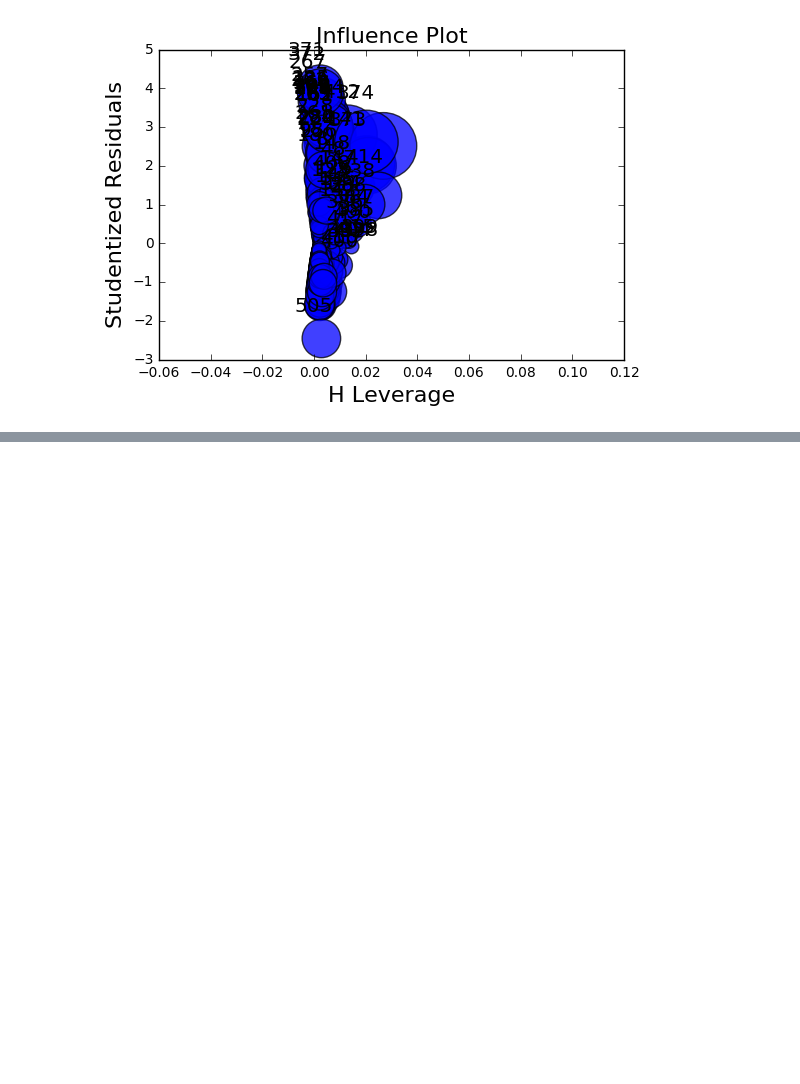
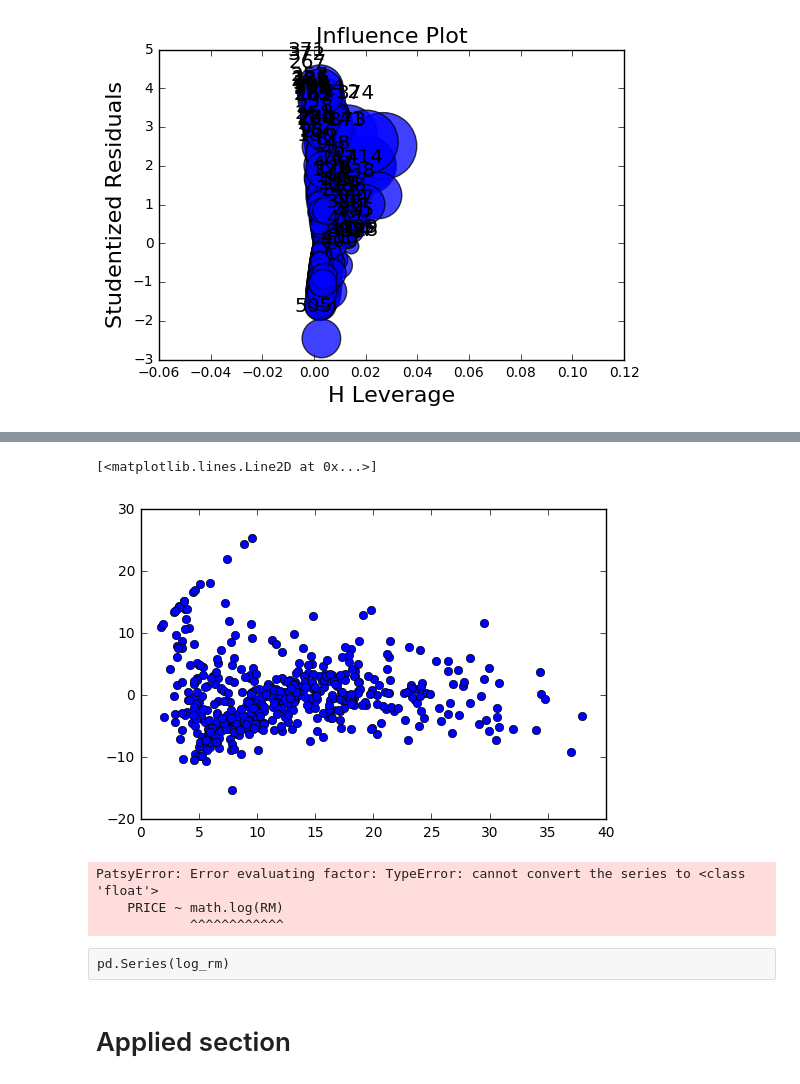
Before and after one commit to ishaanv/isl-labs-python, a Jupyter notebook: Linear Regression Lab.ipynb, the cells around one changed output, grey strips where cells are left out. Saved outputs shown, nothing was run; the diff lists cells and outputs as text; code cells hidden in the pictures; blank space fills up the shorter version.

Commit message:
:wrench: applied simple linear regression section

```diff
--- a/Linear Regression Lab.ipynb
+++ b/Linear Regression Lab.ipynb
@@ -173,0 +270,2 @@ influence_plot(res)
+# %%
+res = sm.ols('PRICE ~ LSTAT + pow(LSTAT,2)', bos).fit()
@@ -173,0 +293,17 @@ influence_plot(res)
+# %%
+# TODO anova in python
+# it compares the fit between models
+# null hyp is that models fit the data equally well -- as stated by the F-statistic
+plt.plot(bos['LSTAT'], res.resid, 'bo')
+# %% [output]
+[<matplotlib.lines.Line2D at 0x...>]
+[figure, added]
+# %%
+# TODO is there an equivalent of R's poly() in python
+import math
+bos['LOG_RM'] = pd.Series(map(math.log, bos['RM']))
+res = sm.ols('PRICE ~ LOG_RM', bos).fit()
+# %% [output]
+PatsyError: Error evaluating factor: TypeError: cannot convert the series to <class 'float'>
+    PRICE ~ math.log(RM)
+            ^^^^^^^^^^^^
@@ -173,0 +312,4 @@ influence_plot(res)
+# %% [raw]
+pd.Series(log_rm)
+# %% [markdown]
+# Applied section
```
Also changed, not shown: parts of 34 cells of this notebook.
